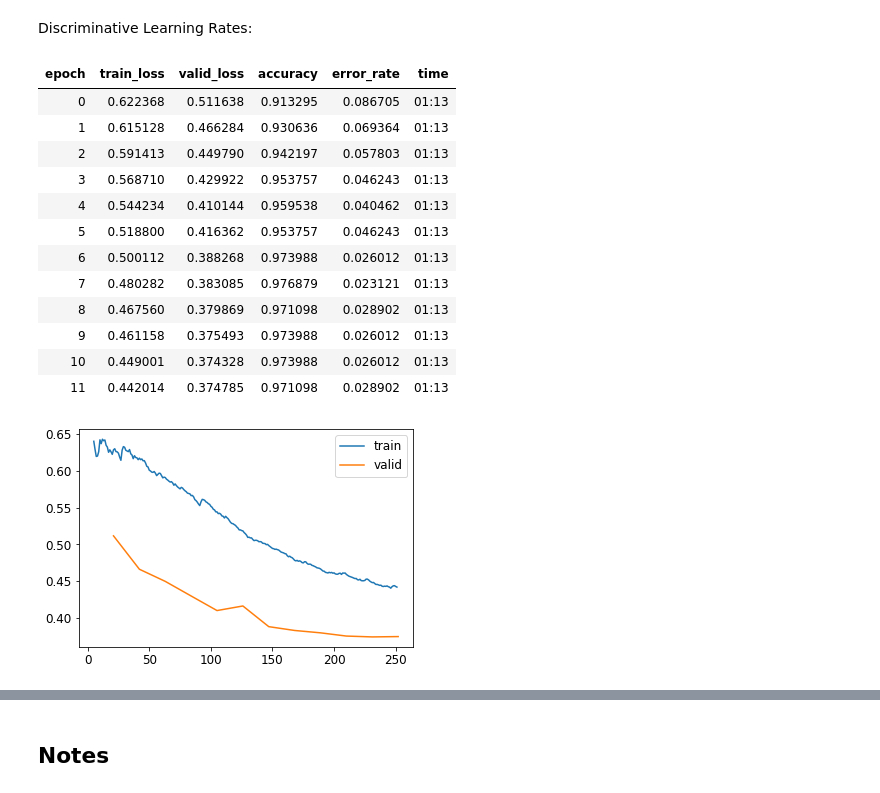
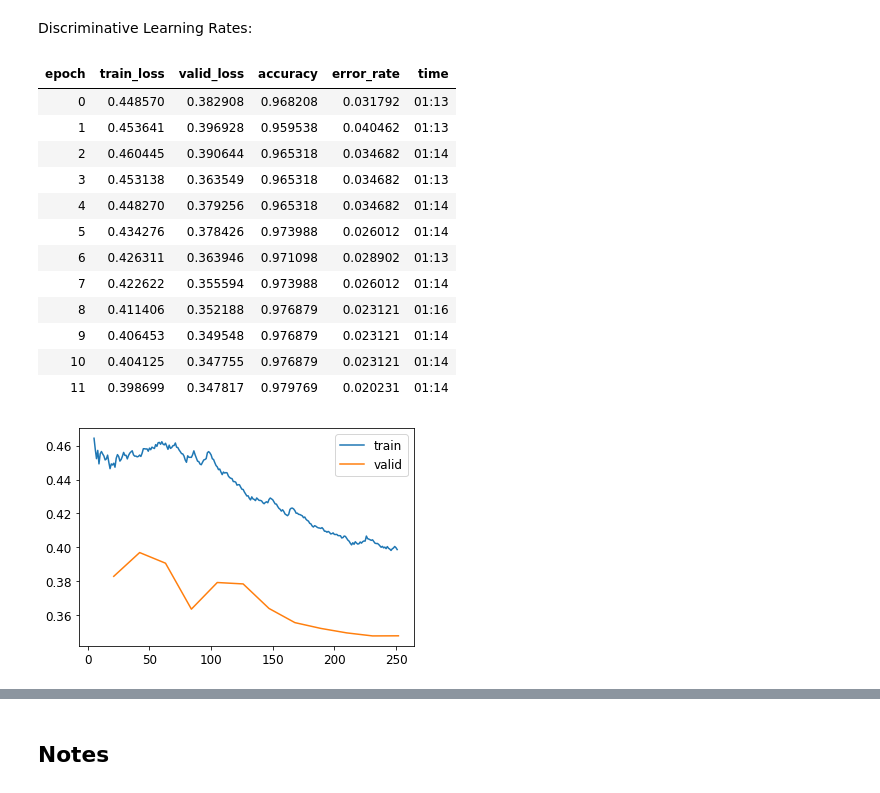
Before and after one commit to GoKarolis/-DL_training_leaves_classification, a Jupyter notebook: KG_FastAI2_0_training.ipynb, the cells around one changed output, grey strips where cells are left out. Saved outputs shown, nothing was run; the diff lists cells and outputs as text; code cells hidden in the pictures.

```diff
--- a/KG_FastAI2_0_training.ipynb
+++ b/KG_FastAI2_0_training.ipynb
@@ -106,6 +105,5 @@ metrics = [accuracy, error_rate]
 # %% [markdown]
 Model interpretation:
 # %%
-learn = cnn_learner(dls, resnet34, metrics=metrics, loss_func = LabelSmoothingCrossEntropy()).to_fp16()
-learn.fine_tune(2)
+learn = cnn_learner(dls, resnet50, metrics=metrics, loss_func = LabelSmoothingCrossEntropy()).to_fp16()
 # %% [output]
@@ -159,6 +158,3 @@ for idx,cat in cleaner.change(): shutil.move(str(cleaner.fns[idx]), path/cat)
 resnet18, 34, 50, 101, 152
 # %% [markdown]
 Learning rate finder:
-# %%
-learn = cnn_learner(dls, resnet34, metrics=metrics, loss_func = LabelSmoothingCrossEntropy()).to_fp16()
-lr_min,lr_steep = learn.lr_find()
@@ -172,3 +169,0 @@ Minimum/10: 1.45e-02, steepest point: 8.32e-04
-# %%
-learn = cnn_learner(dls, resnet34, metrics=metrics, loss_func = LabelSmoothingCrossEntropy()).to_fp16()
-learn.fit_one_cycle(3, 3e-3)
@@ -179,0 +170,2 @@ learn.fit_one_cycle(3, 3e-3)
+# %%
+learn.fit_one_cycle(3, 1e-3)
@@ -201,24 +198,24 @@ SuggestedLRs(lr_min=3.981071640737355e-05, lr_steep=1.5848931980144698e-06)
 Discriminative Learning Rates:
 # %%
 learn.unfreeze()
-learn.fit_one_cycle(12, lr_max=slice(1e-6,1e-3))
+learn.fit_one_cycle(12, lr_max=slice(5.5e-7,1e-3))
 # %% [output]
 | epoch | train_loss | valid_loss | accuracy | error_rate | time |
-| 0 | 0.622368 | 0.511638 | 0.913295 | 0.086705 | 01:13 |
-| 1 | 0.615128 | 0.466284 | 0.930636 | 0.069364 | 01:13 |
-| 2 | 0.591413 | 0.449790 | 0.942197 | 0.057803 | 01:13 |
-| 3 | 0.568710 | 0.429922 | 0.953757 | 0.046243 | 01:13 |
-| 4 | 0.544234 | 0.410144 | 0.959538 | 0.040462 | 01:13 |
-| 5 | 0.518800 | 0.416362 | 0.953757 | 0.046243 | 01:13 |
-| 6 | 0.500112 | 0.388268 | 0.973988 | 0.026012 | 01:13 |
-| 7 | 0.480282 | 0.383085 | 0.976879 | 0.023121 | 01:13 |
-| 8 | 0.467560 | 0.379869 | 0.971098 | 0.028902 | 01:13 |
-| 9 | 0.461158 | 0.375493 | 0.973988 | 0.026012 | 01:13 |
-| 10 | 0.449001 | 0.374328 | 0.973988 | 0.026012 | 01:13 |
-| 11 | 0.442014 | 0.374785 | 0.971098 | 0.028902 | 01:13 |
+| 0 | 0.448570 | 0.382908 | 0.968208 | 0.031792 | 01:13 |
+| 1 | 0.453641 | 0.396928 | 0.959538 | 0.040462 | 01:13 |
+| 2 | 0.460445 | 0.390644 | 0.965318 | 0.034682 | 01:14 |
+| 3 | 0.453138 | 0.363549 | 0.965318 | 0.034682 | 01:13 |
+| 4 | 0.448270 | 0.379256 | 0.965318 | 0.034682 | 01:14 |
+| 5 | 0.434276 | 0.378426 | 0.973988 | 0.026012 | 01:14 |
+| 6 | 0.426311 | 0.363946 | 0.971098 | 0.028902 | 01:13 |
+| 7 | 0.422622 | 0.355594 | 0.973988 | 0.026012 | 01:14 |
+| 8 | 0.411406 | 0.352188 | 0.976879 | 0.023121 | 01:16 |
+| 9 | 0.406453 | 0.349548 | 0.976879 | 0.023121 | 01:14 |
+| 10 | 0.404125 | 0.347755 | 0.976879 | 0.023121 | 01:14 |
+| 11 | 0.398699 | 0.347817 | 0.979769 | 0.020231 | 01:14 |
 # %%
 learn.recorder.plot_loss()
 # %% [output]
-[figure, old version]
+[figure, new version]
 # %%
 interp = ClassificationInterpretation.from_learner(learn)
```
Also changed, not shown: parts of 35 cells of this notebook.
